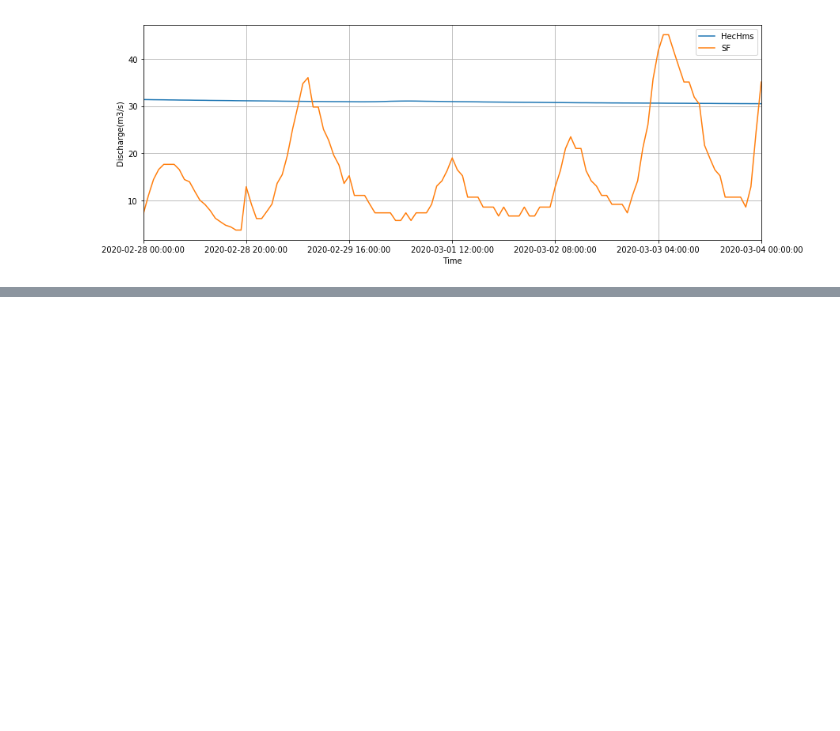
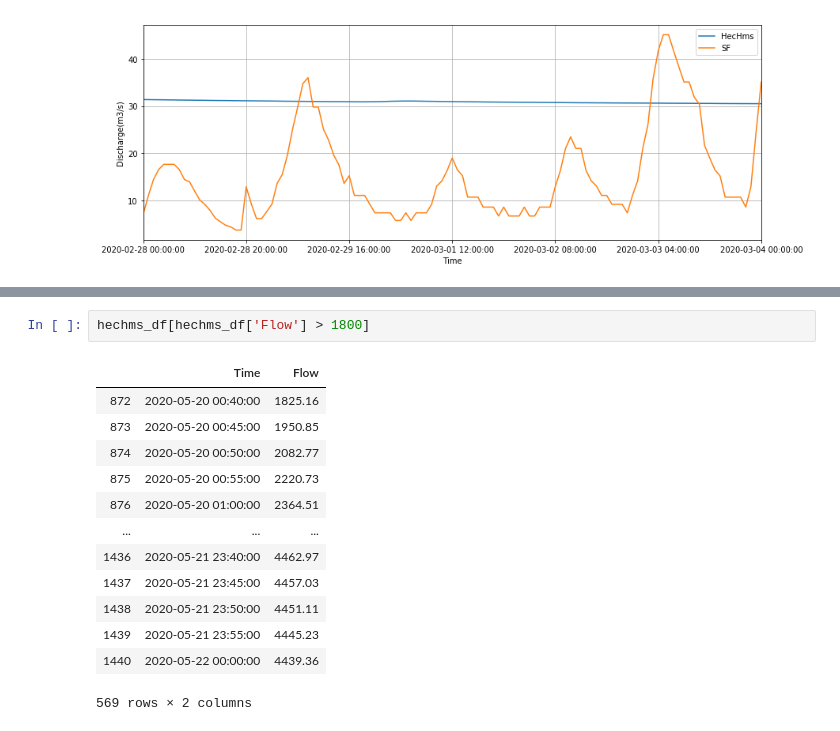
Before and after one commit to CUrW-SL/DSS-Framework, a Jupyter notebook: jupyter_notebooks/hechms_accuracy.ipynb, the cells around one changed output, grey strips where cells are left out. Cells and saved outputs as stored; diff of their text form; blank space fills up the shorter version.

```diff
--- a/jupyter_notebooks/hechms_accuracy.ipynb
+++ b/jupyter_notebooks/hechms_accuracy.ipynb
@@ -260,0 +297,16 @@ Text(0,0.5,'Discharge(m3/s)')
+# %%
+hechms_df[hechms_df['Flow'] > 1800]
+# %% [output]
+|  | Time | Flow |
+| 872 | 2020-05-20 00:40:00 | 1825.16 |
+| 873 | 2020-05-20 00:45:00 | 1950.85 |
+| 874 | 2020-05-20 00:50:00 | 2082.77 |
+| 875 | 2020-05-20 00:55:00 | 2220.73 |
+| 876 | 2020-05-20 01:00:00 | 2364.51 |
+| ... | ... | ... |
+| 1436 | 2020-05-21 23:40:00 | 4462.97 |
+| 1437 | 2020-05-21 23:45:00 | 4457.03 |
+| 1438 | 2020-05-21 23:50:00 | 4451.11 |
+| 1439 | 2020-05-21 23:55:00 | 4445.23 |
+| 1440 | 2020-05-22 00:00:00 | 4439.36 |
+569 rows × 2 columns
```
Also changed, not shown: parts of 3 cells of this notebook, 2 other files.
